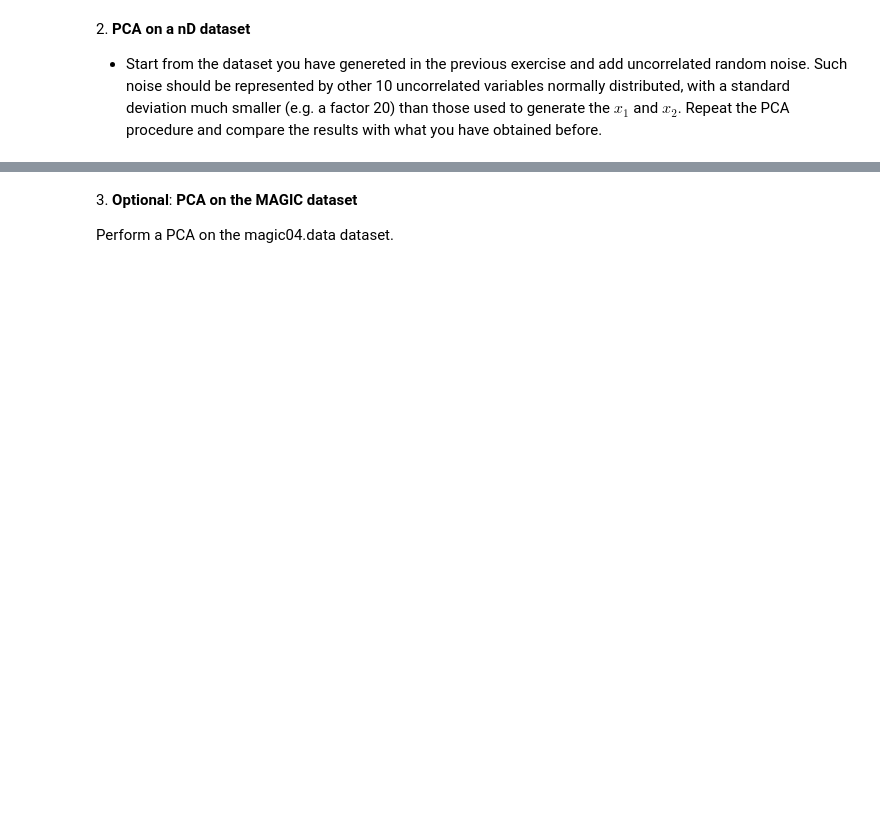
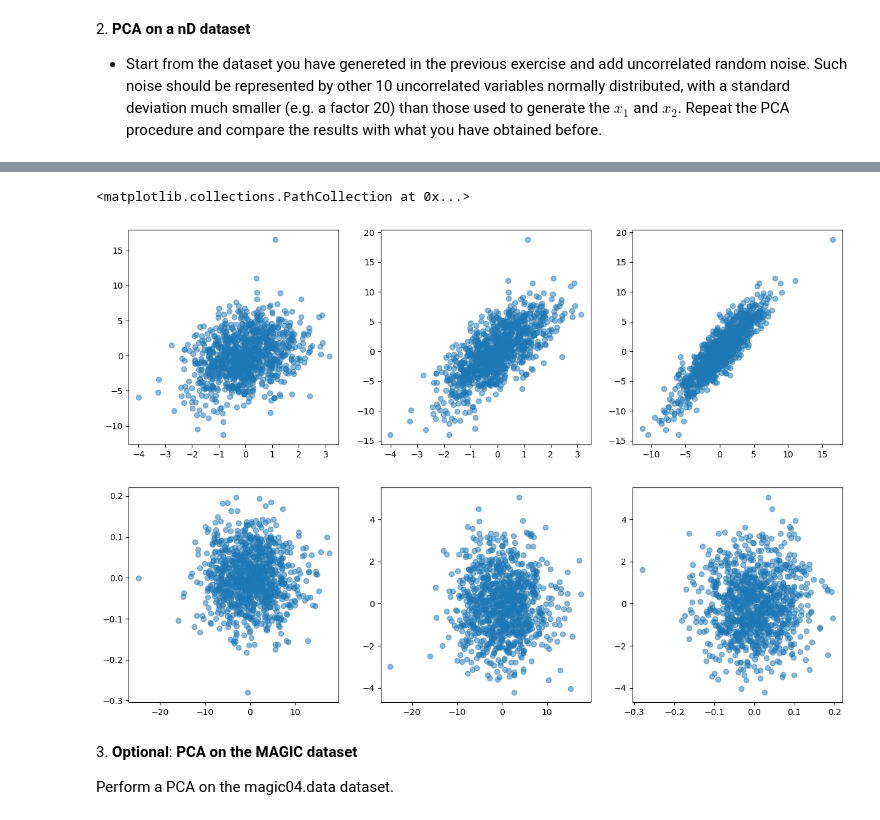
Before and after one commit to anais2412/ScientificComputingWithPython2022, a Jupyter notebook: 08ex_algebra.ipynb, the cells around one changed output, grey strips where cells are left out. Cells and saved outputs as stored; diff of their text form; code cells hidden in the pictures; blank space fills up the shorter version.

```diff
--- a/08ex_algebra.ipynb
+++ b/08ex_algebra.ipynb
@@ -144,3 +153,30 @@ Eigenvalue: (1.9545941339413897+0j) ,   eigenvector: [-2.48537762e-16 -2.5291442
+# %%
+# factor of 20 : 1,2,4,5,10,20
+noise = np.random.normal(loc = 0, scale = 1/50, size=(3,1000,10))
+noise_data = data +np.sum(noise, axis=2)
+
+U, s, Vt = la.svd(noise_data)
+data_new = np.dot(V.T, noise_data)
+fig , ((ax1, ax2, ax3), (ax4, ax5, ax6)) = plt.subplots(2,3, figsize=(15,10))
+
+#plot original:
+
+# the original data distribution
+ax1.scatter(data[0,:], data[1,:], alpha=0.5)
+ax2.scatter(data[0,:], data[2,:], alpha=0.5)
+ax3.scatter(data[1,:], data[2,:], alpha=0.5)
+
+# the new basis data distribution
+ax4.scatter(data_new[0,:], data_new[1,:], alpha=0.5)
+ax5.scatter(data_new[0,:], data_new[2,:], alpha=0.5)
+ax6.scatter(data_new[1,:], data_new[2,:], alpha=0.5)
+
+# We can see that before PCA, the plots are similar (because the noise is really small) so we don't see effects on the data point cloud
+# After PCA, we have a difference on the plots. Indeed, our plots are less narrow than without noise. It makes sense
+# because with noise around the data points, it has more difficulties to
+# %% [output]
+<matplotlib.collections.PathCollection at 0x...>
+[figure, added]
 # %% [markdown]
 3\. **Optional**: **PCA on the MAGIC dataset**
 
```
Also changed, not shown: parts of 5 cells of this notebook, 25 other files.
